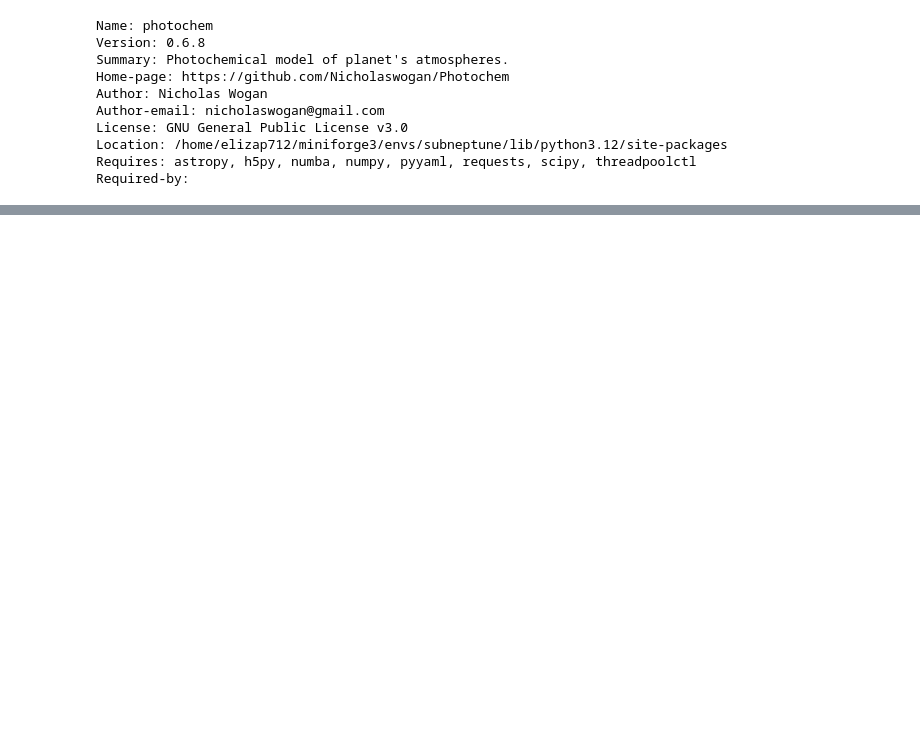
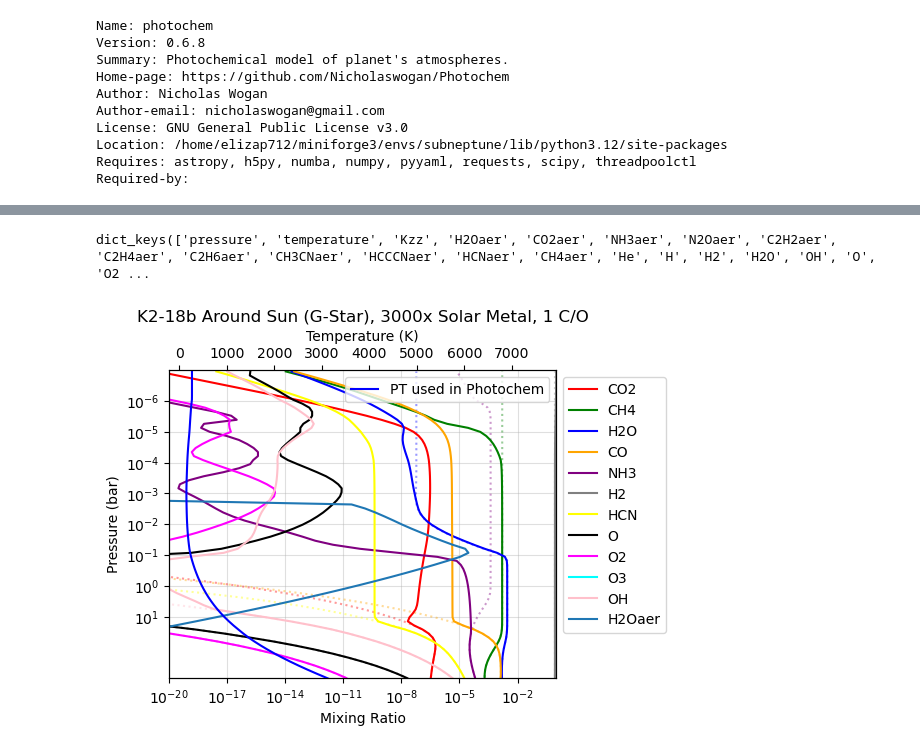
Before and after one commit to ElizabethP712/MiniNeptuneGrid26_PostBac, a Jupyter notebook: CompareOldNewOpacityScripts.ipynb, the cells around one changed output, grey strips where cells are left out. Cells and saved outputs as stored; diff of their text form; code cells hidden in the pictures; blank space fills up the shorter version.

```diff
--- a/CompareOldNewOpacityScripts.ipynb
+++ b/CompareOldNewOpacityScripts.ipynb
@@ -495,6 +425,0 @@ plt.show()
-# %%
-with h5py.File('/mnt/c/Users/lily/Documents/NASAUWPostbac/MiniNeptuneGrid26_PostBac/results/PICASO_climate_updatop_3000metal_K218b.h5', 'r') as f:
-    print(list(f['inputs']))
-    #print(list(f['results']['pressure']))
-    pressure_3000metal_001co_K218b = list(f['results']['pressure'])
-    temperature_3000metal_001co_K218b = list(f['results']['temperature'])
@@ -510,10 +563,9 @@ NameError: name '__refdata__' is not defined
 # %%
 rad_plan = 2.61
-log10_metal = '3.45'
+log10_metal = '3.5'
 tint = 155
-semimajor = 1
-ctoO = 0.01
+semi_major = 1
+ctoO = 1
 Kzz = 5
-filename = '/mnt/c/Users/lily/Documents/NASAUWPostbac/MiniNeptuneGrid26_PostBac/results/PICASO_climate_updatop_3000metal_001co_K218b.h5'
 
-sol_3000m_001co, soleq_3000m_001co, pc_3000m_001co, convergence_values_3000m_001co, convergead_3000m_001co = photochem_grid.Photochem_Gas_Giant(rad_plan=rad_plan, log10_planet_metallicity=log10_metal, tint=tint, semi_major=semi_major, ctoO=ctoO, log_Kzz=Kzz, PT_filename=filename)
+sol_3000m_1co, soleq_3000m_1co, pc_3000m_1co = Photochem_called(rad_plan=rad_plan, log10_planet_metallicity=log10_metal, tint=tint, semi_major=semi_major, ctoO=ctoO, log_Kzz=Kzz, PIC_PT=data)
@@ -520,39 +590,53 @@ sol_3000m_001co, soleq_3000m_001co, pc_3000m_001co, convergence_values_3000m_001
+# %%
+sol_3000m_1co.keys()
+# %% [output]
+dict_keys(['pressure', 'temperature', 'Kzz', 'H2Oaer', 'CO2aer', 'NH3aer', 'N2Oaer', 'C2H2aer', 'C2H4aer', 'C2H6aer', 'CH3CNaer', 'HCCCNaer', 'HCNaer', 'CH4aer', 'He', 'H', 'H2', 'H2O', 'OH', 'O', 'O2 ...
 # %%
 # This is the Photochemical Profile
+
+custom_colors = ['red', 'green', 'blue', 'orange', 'purple', 'grey', 'yellow', 'black', 'magenta', 'cyan', 'pink', '#1f77b4']
 
 # Plot the Composition from Photochem
 fig, ax1 = plt.subplots(1,1,figsize=[5,4])
 #species = ['CO2','H2O','CH4','CO','NH3','H2','HCN','H2Oaer']
-species_sol = ['CO2','H2O','CH4','CO','NH3','H2','HCN','H2Oaer']
-species_soleq = ['CO2','H2O','CH4','CO','NH3','H2','HCN','H2Oaer']
+
+species_sol = ['CO2','CH4','H2O','CO','NH3','H2','HCN', 'O', 'O2', 'O3', 'OH', 'H2Oaer']
+species_soleq = ['CO2','CH4','H2O','CO','NH3','H2','HCN', 'O', 'O2', 'O3', 'OH', 'H2Oaer']
 
 #for i,sp in enumerate(species):
 #    ax1.plot(sol_dict[sp],sol_dict['pressure']/1e6,label=sp, c='C'+str(i))
 #    ax1.plot(soleq_dict[sp],soleq_dict['pressure']/1e6, ls=':', c='C'+str(i), alpha=0.4)
 
+index_soleq = 0
+index_sol = 0
+
 for i,sp in enumerate(species_soleq):
-    ax1.plot(soleq_3000m_001co[sp],soleq_3000m_001co['pressure']/1e6, ls=':', c='C'+str(i), alpha=0.4)
+    ax1.plot(soleq_3000m_1co[sp],soleq_3000m_1co['pressure']/1e6, ls=':', c=custom_colors[index_soleq], alpha=0.4)
+    index_soleq += 1
 for i,sp in enumerate(species_sol):
-    ax1.plot(sol_3000m_001co[sp],sol_3000m_001co['pressure']/1e6, c='C'+str(i), label=sp)
+    ax1.plot(sol_3000m_1co[sp],sol_3000m_1co['pressure']/1e6, c=custom_colors[index_sol], label=sp)
+    index_sol +=1
 
 ax1.set_xscale('log')
 ax1.set_yscale('log')
-ax1.set_xlim(1e-8,1)
+ax1.set_xlim(1e-20,1)
 ax1.set_ylim(1000,1e-7)
 ax1.grid(alpha=0.4)
 ax1.legend(ncol=1,bbox_to_anchor=(1,1.0),loc='upper left')
 ax1.set_xlabel('Mixing Ratio')
 ax1.set_ylabel('Pressure (bar)')
 ax1.set_yticks(10.0**np.arange(-6,2))
 
 ax2 = ax1.twiny()
 ax2.set_xlabel('Temperature (K)')
 
-ax2.plot(sol_3000m_001co['temperature'], sol_3000m_001co['pressure']/10**6, c='blue', label='PT used in Photochem')
-ax2.plot(np.flip(temperature_3000metal_001co_K218b[0][0][0][0][0]), np.flip(pressure_3000metal_001co_K218b[0][0][0][0][0]), c='black', ls='--',label='PT PICASO Profile')
+ax2.plot(sol_3000m_1co['temperature'], sol_3000m_1co['pressure']/10**6, c='blue', label='PT used in Photochem')
+#ax2.plot(np.flip(temperature_3000metal_1co[0][0][0][0][0]), np.flip(pressure_3000metal_1co[0][0][0][0][0]), c='black', ls='--',label='PT PICASO Profile')
 
-plt.title('K2-18b Around Sun (G-Star), 3000x Solar Metal, 0.01 C/O')
+plt.title('K2-18b Around Sun (G-Star), 3000x Solar Metal, 1 C/O')
 
 plt.legend()
 
 plt.show()
+# %% [output]
+[figure, added]
```
Also changed, not shown: parts of 23 cells of this notebook, 5 other files.
